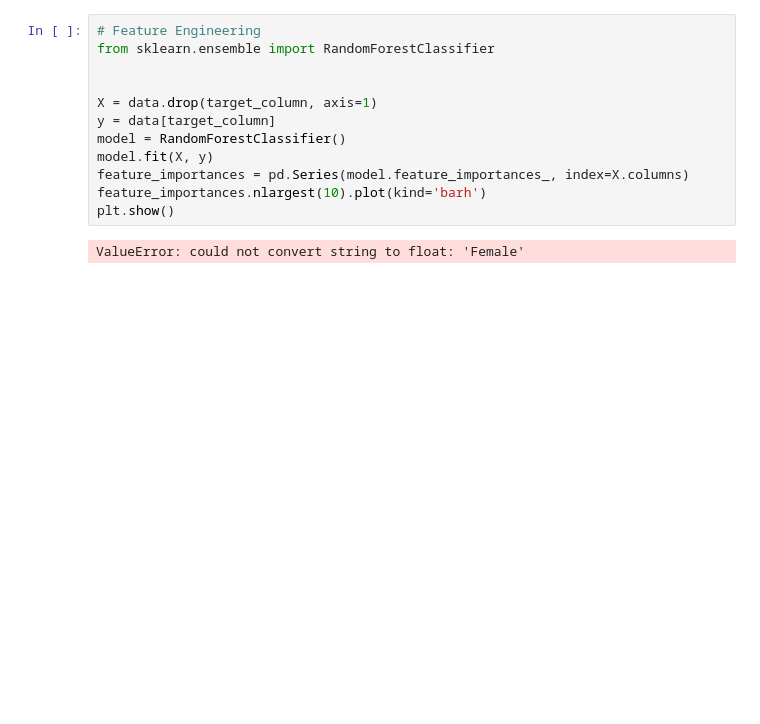
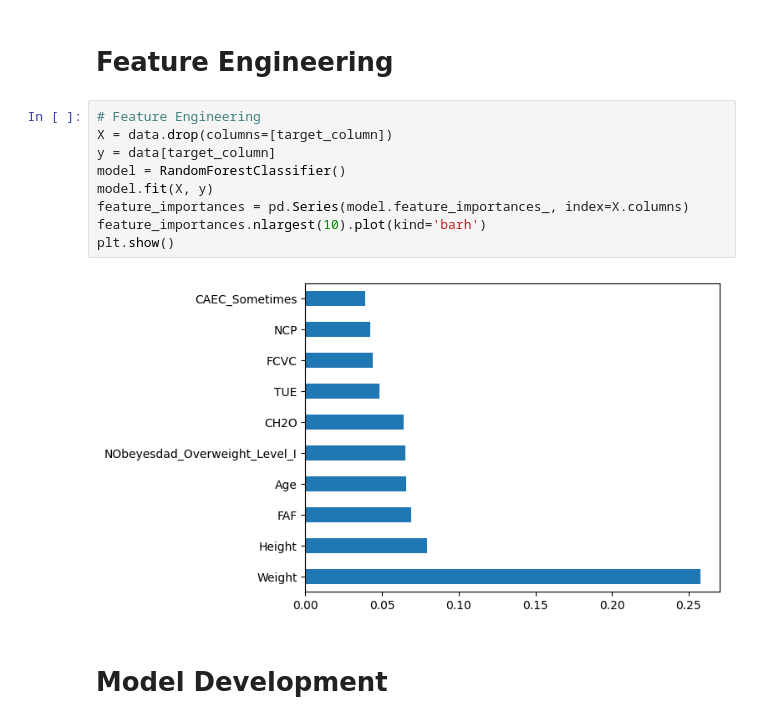
Before and after one commit to AbdullahAssi/ML, a Jupyter notebook: Practice/python_prac/Obesity Model/Model.ipynb, the cells around one changed output. Drawn from its saved outputs; the diff is of its cells as text; blank space fills up the shorter version.

Commit message:
Obesity model

```diff
--- a/Practice/python_prac/Obesity Model/Model.ipynb
+++ b/Practice/python_prac/Obesity Model/Model.ipynb
@@ -102,14 +265,15 @@ ValueError: could not convert string to float: 'Female'
+# %% [markdown]
+<h1>Feature Engineering</h1>
 # %%
 # Feature Engineering
-from sklearn.ensemble import RandomForestClassifier
-
-
-X = data.drop(target_column, axis=1)
+X = data.drop(columns=[target_column])
 y = data[target_column]
 model = RandomForestClassifier()
 model.fit(X, y)
 feature_importances = pd.Series(model.feature_importances_, index=X.columns)
 feature_importances.nlargest(10).plot(kind='barh')
 plt.show()
 # %% [output]
-ValueError: could not convert string to float: 'Female'
+[figure, added]
+# %% [markdown]
+<h1>Model Development</h1>
```
Also changed, not shown: parts of 29 cells of this notebook, 1 other file.
